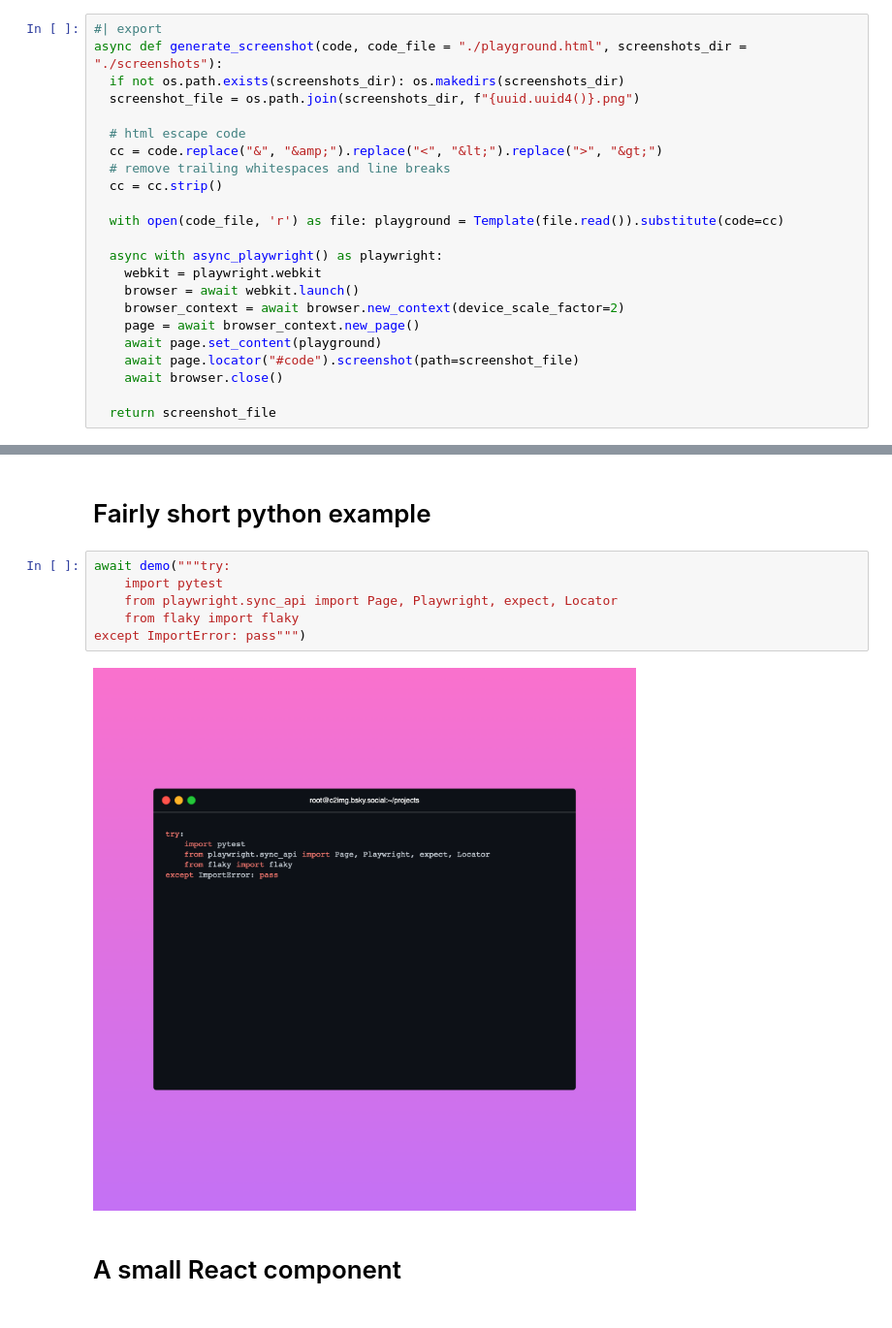
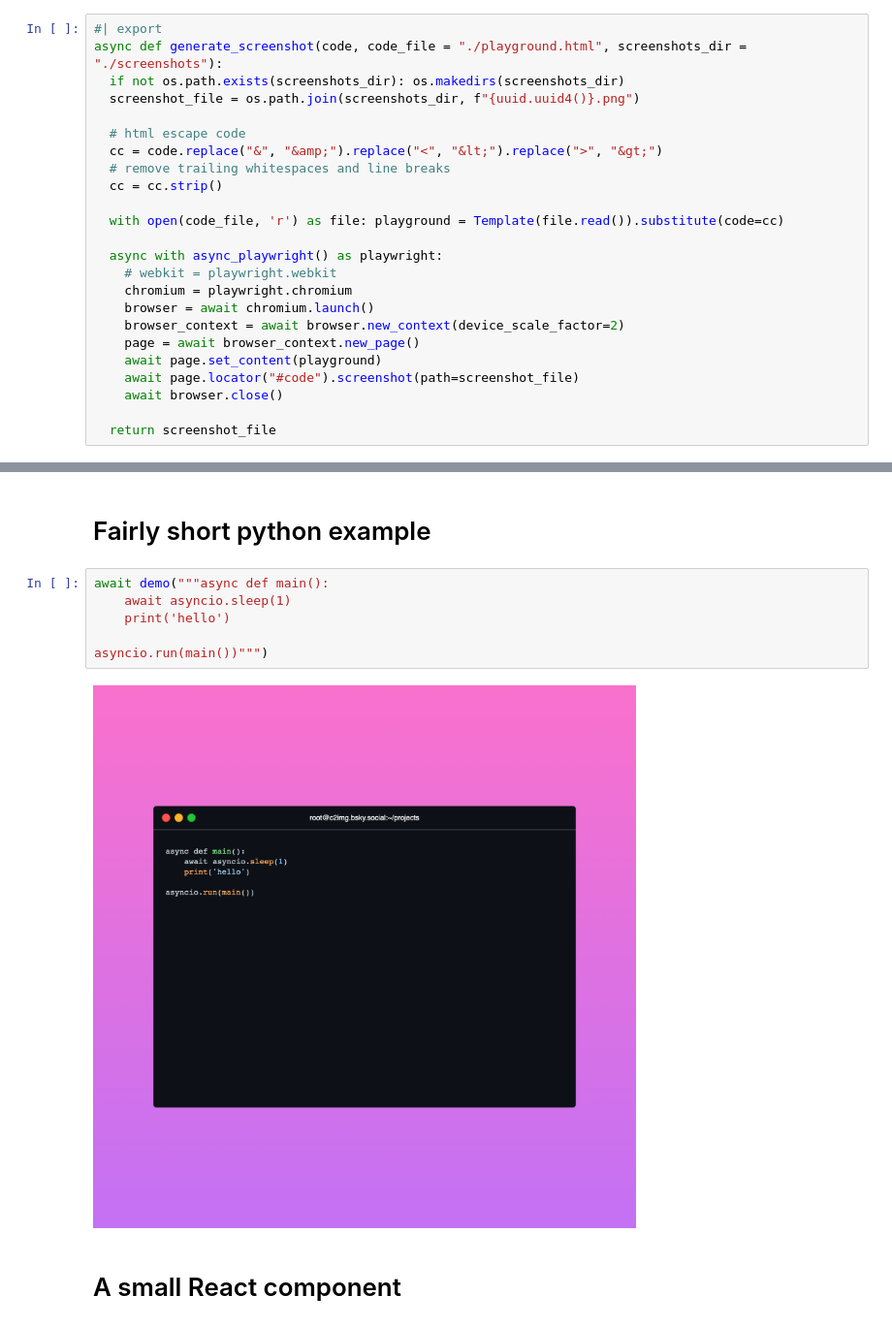
Before and after one commit to callmephilip/c2i, a Jupyter notebook: 00_core.ipynb, the cells around one changed output, grey strips where cells are left out. Shown at 97% size. Cells and saved outputs as stored; diff of their text form.

Commit message:
try chromium for rendering

```diff
--- a/00_core.ipynb
+++ b/00_core.ipynb
@@ -28,8 +28,9 @@ async def generate_screenshot(code, code_file = "./playground.html", screenshots
   with open(code_file, 'r') as file: playground = Template(file.read()).substitute(code=cc)
 
   async with async_playwright() as playwright:
-    webkit = playwright.webkit
-    browser = await webkit.launch()
+    # webkit = playwright.webkit
+    chromium = playwright.chromium
+    browser = await chromium.launch()
     browser_context = await browser.new_context(device_scale_factor=2)
     page = await browser_context.new_page()
     await page.set_content(playground)
@@ -45,14 +46,14 @@ async def demo(code):
   return Image(filename=img)
 # %% [markdown]
 # Fairly short python example
-# %%
-await demo("""try:
-    import pytest
-    from playwright.sync_api import Page, Playwright, expect, Locator
-    from flaky import flaky
-except ImportError: pass""")
-# %% [output]
-[figure, removed]
+# %%
+await demo("""async def main():
+    await asyncio.sleep(1)
+    print('hello')
+
+asyncio.run(main())""")
+# %% [output]
+[figure, added]
 # %% [markdown]
 # A small React component
 # %%
```
Also changed, not shown: 1 other file.
